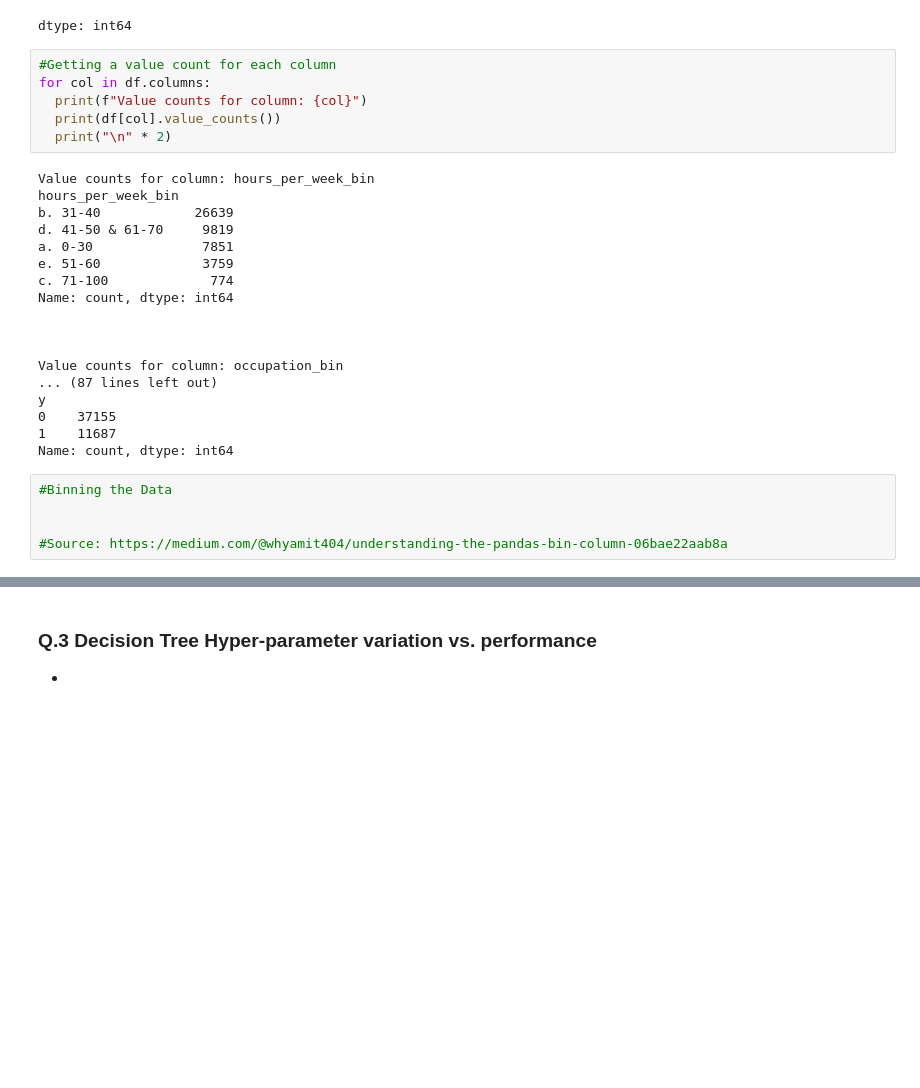
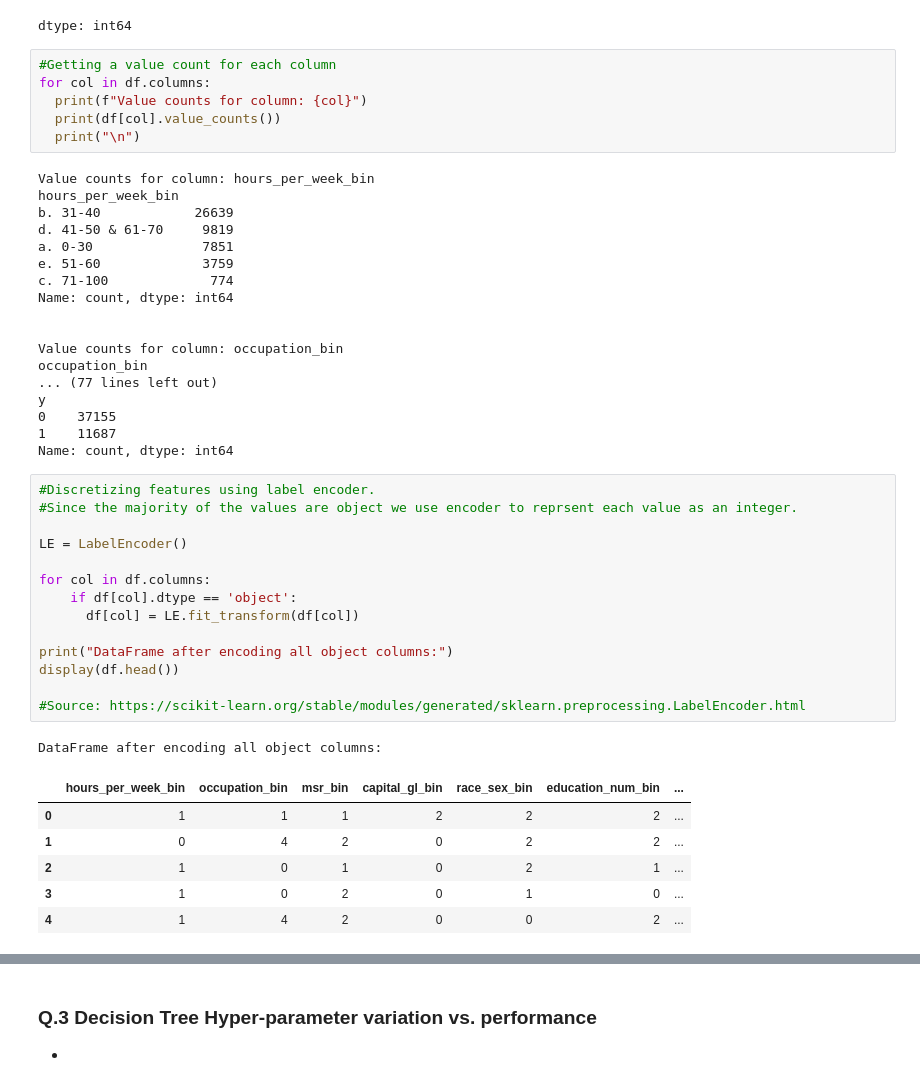
Before and after one commit to Sarkis55/CA03--Decision-Tree_Census_Data, a Jupyter notebook: CA03_Decision_Trees.ipynb, the cells around one changed output, grey strips where cells are left out. Cells and saved outputs as stored; diff of their text form; blank space fills up the shorter version.

```diff
--- a/CA03_Decision_Trees.ipynb
+++ b/CA03_Decision_Trees.ipynb
@@ -65,7 +77,7 @@ dtype: int64
 for col in df.columns:
   print(f"Value counts for column: {col}")
   print(df[col].value_counts())
-  print("\n" * 2)
+  print("\n")
 # %% [output]
 Value counts for column: hours_per_week_bin
 hours_per_week_bin
@@ -77,15 +89,32 @@ c. 71-100             774
 Name: count, dtype: int64
 
 
-
 Value counts for column: occupation_bin
-... (87 lines left out)
+occupation_bin
+... (77 lines left out)
 y
 0    37155
 1    11687
 Name: count, dtype: int64
-# %%
-#Binning the Data
-
-
-#Source: https://medium.com/@whyamit404/understanding-the-pandas-bin-column-06bae22aab8a
+# %%
+#Discretizing features using label encoder.
+#Since the majority of the values are object we use encoder to reprsent each value as an integer.
+
+LE = LabelEncoder()
+
+for col in df.columns:
+    if df[col].dtype == 'object':
+      df[col] = LE.fit_transform(df[col])
+
+print("DataFrame after encoding all object columns:")
+display(df.head())
+
+#Source: https://scikit-learn.org/stable/modules/generated/sklearn.preprocessing.LabelEncoder.html
+# %% [output]
+DataFrame after encoding all object columns:
+|  | hours_per_week_bin | occupation_bin | msr_bin | capital_gl_bin | race_sex_bin | education_num_bin | ... |
+| 0 | 1 | 1 | 1 | 2 | 2 | 2 | ... |
+| 1 | 0 | 4 | 2 | 0 | 2 | 2 | ... |
+| 2 | 1 | 0 | 1 | 0 | 2 | 1 | ... |
+| 3 | 1 | 0 | 2 | 0 | 1 | 0 | ... |
+| 4 | 1 | 4 | 2 | 0 | 0 | 2 | ... |
```
Also changed, not shown: parts of 9 cells of this notebook.
